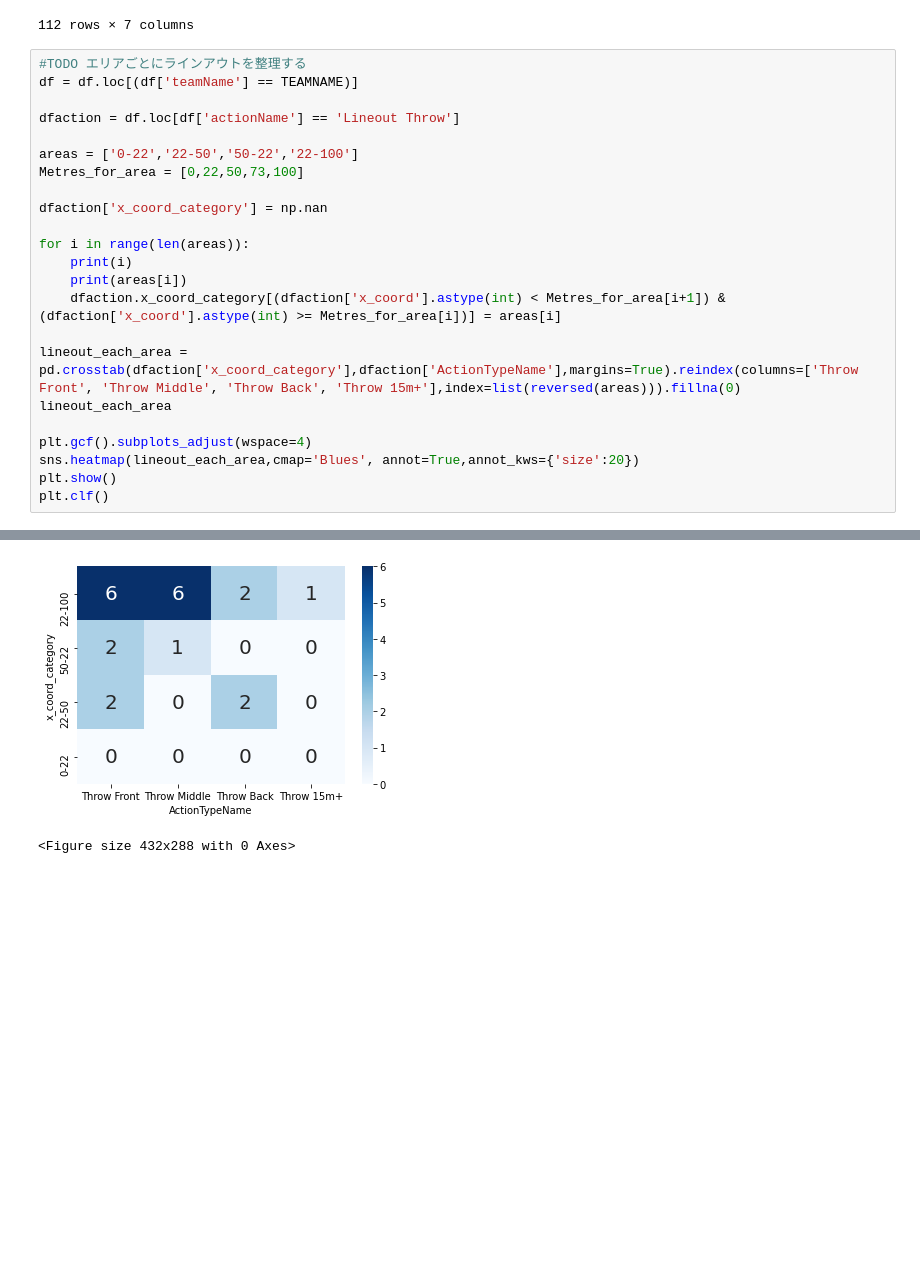
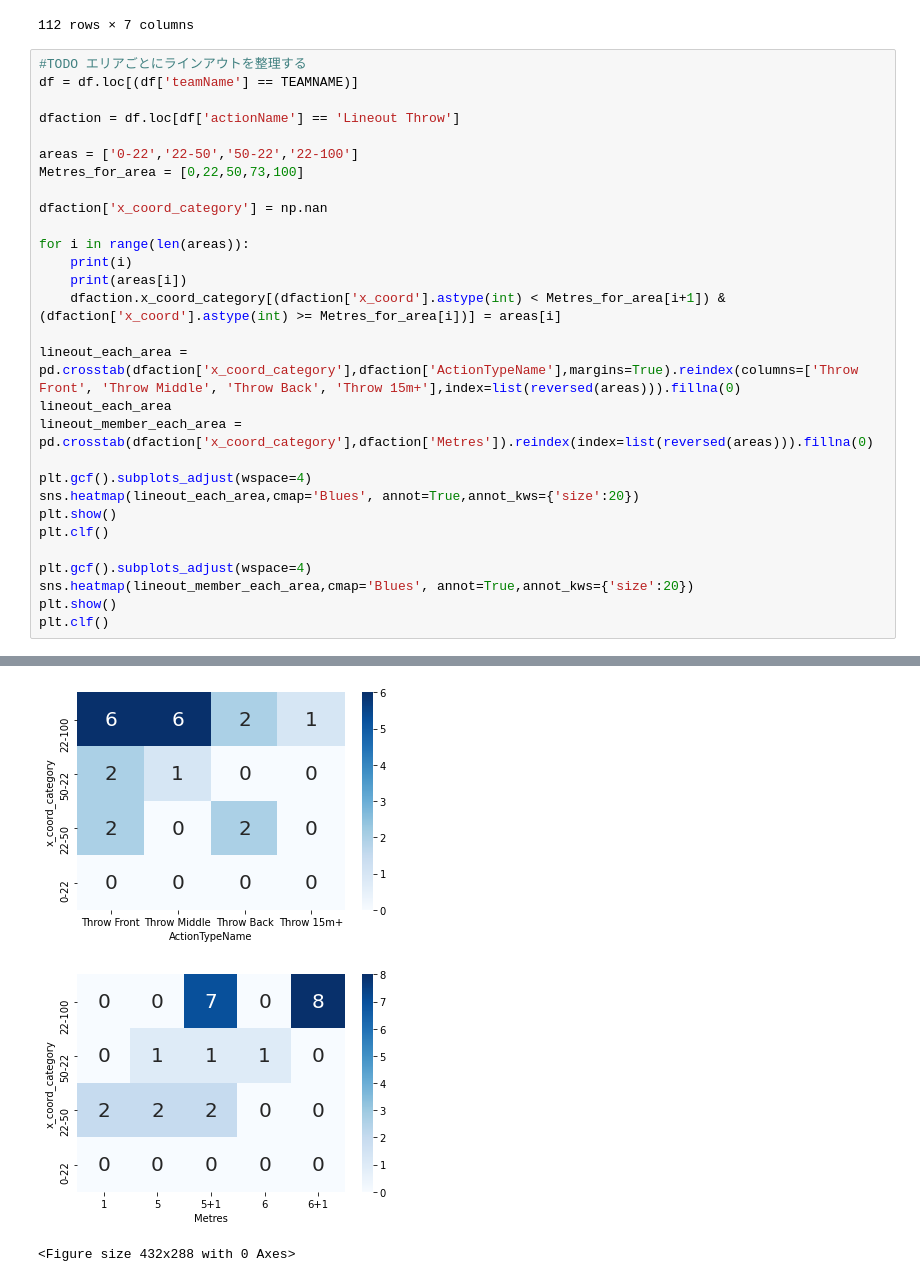
Before and after one commit to Kou-ISK/RugbyHub_Reader, a Jupyter notebook: Rugbyhub_Reader.ipynb, the cells around one changed output, grey strips where cells are left out. Drawn from its saved outputs; the diff is of its cells as text; blank space fills up the shorter version.

Commit message:
feat:Lineout Numberをエリアごとに集計する処理を実装

```diff
--- a/Rugbyhub_Reader.ipynb
+++ b/Rugbyhub_Reader.ipynb
@@ -163,36 +163,43 @@ for i in range(len(areas)):
 
 lineout_each_area = pd.crosstab(dfaction['x_coord_category'],dfaction['ActionTypeName'],margins=True).reindex(columns=['Throw Front', 'Throw Middle', 'Throw Back', 'Throw 15m+'],index=list(reversed(areas))).fillna(0)
 lineout_each_area
+lineout_member_each_area = pd.crosstab(dfaction['x_coord_category'],dfaction['Metres']).reindex(index=list(reversed(areas))).fillna(0)
 
 plt.gcf().subplots_adjust(wspace=4)
 sns.heatmap(lineout_each_area,cmap='Blues', annot=True,annot_kws={'size':20})
 plt.show()
 plt.clf()
+
+plt.gcf().subplots_adjust(wspace=4)
+sns.heatmap(lineout_member_each_area,cmap='Blues', annot=True,annot_kws={'size':20})
+plt.show()
+plt.clf()
 # %% [output]
 0
 0-22
 1
 22-50
 2
 50-22
 3
 22-100
 A value is trying to be set on a copy of a slice from a DataFrame.
 Try using .loc[row_indexer,col_indexer] = value instead
 
 See the caveats in the documentation: https://pandas.pydata.org/pandas-docs/stable/user_guide/indexing.html#returning-a-view-versus-a-copy
   dfaction['x_coord_category'] = np.nan
 A value is trying to be set on a copy of a slice from a DataFrame
 
 See the caveats in the documentation: https://pandas.pydata.org/pandas-docs/stable/user_guide/indexing.html#returning-a-view-versus-a-copy
   dfaction.x_coord_category[(dfaction['x_coord'].astype(int) < Metres_for_area[i+1]) & (dfaction['x_coord'].astype(int) >= Metres_for_area[i])] = areas[i]
 A value is trying to be set on a copy of a slice from a DataFrame
 
 See the caveats in the documentation: https://pandas.pydata.org/pandas-docs/stable/user_guide/indexing.html#returning-a-view-versus-a-copy
 ... (21 lines left out)
 A value is trying to be set on a copy of a slice from a DataFrame
 
 See the caveats in the documentation: https://pandas.pydata.org/pandas-docs/stable/user_guide/indexing.html#returning-a-view-versus-a-copy
   self._where(~key, value, inplace=True)
 [figure]
+[figure, added]
 <Figure size 432x288 with 0 Axes>
```
